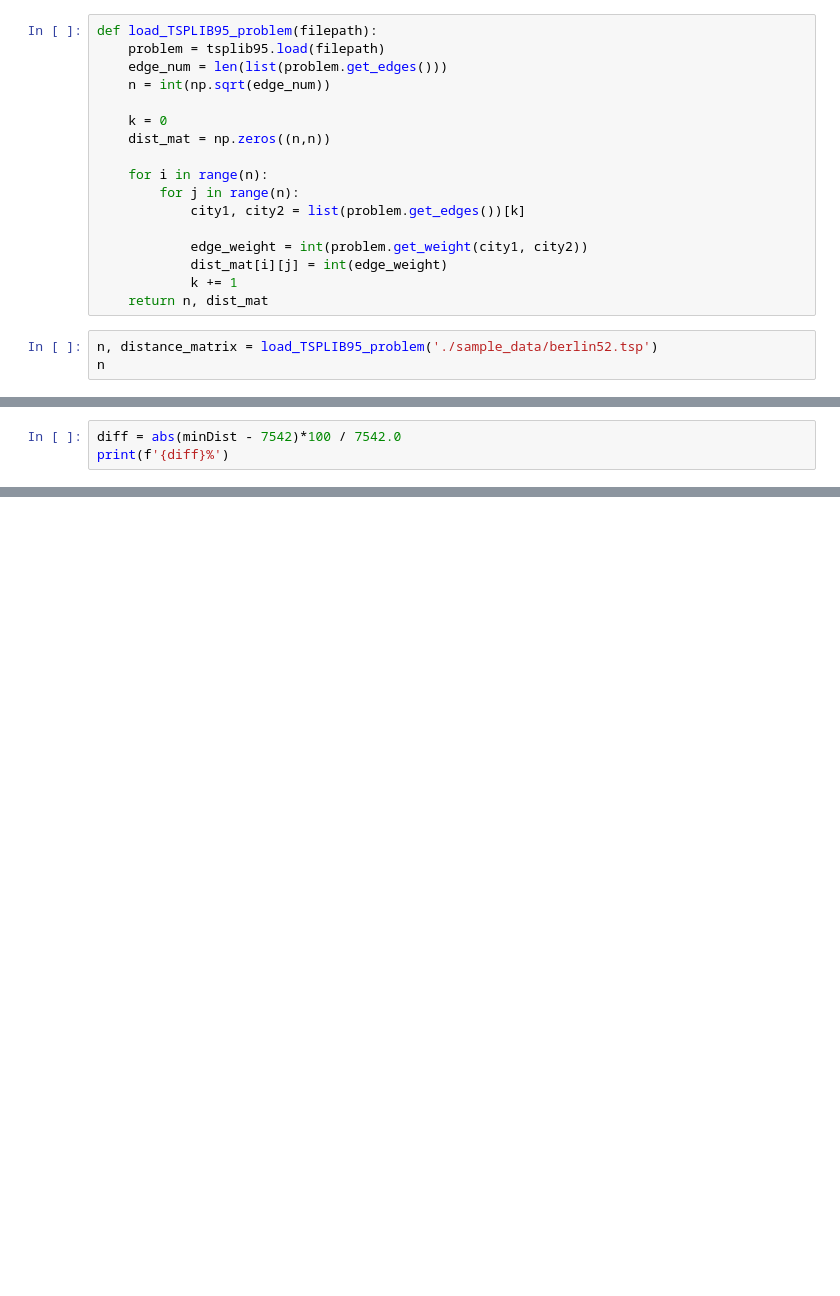
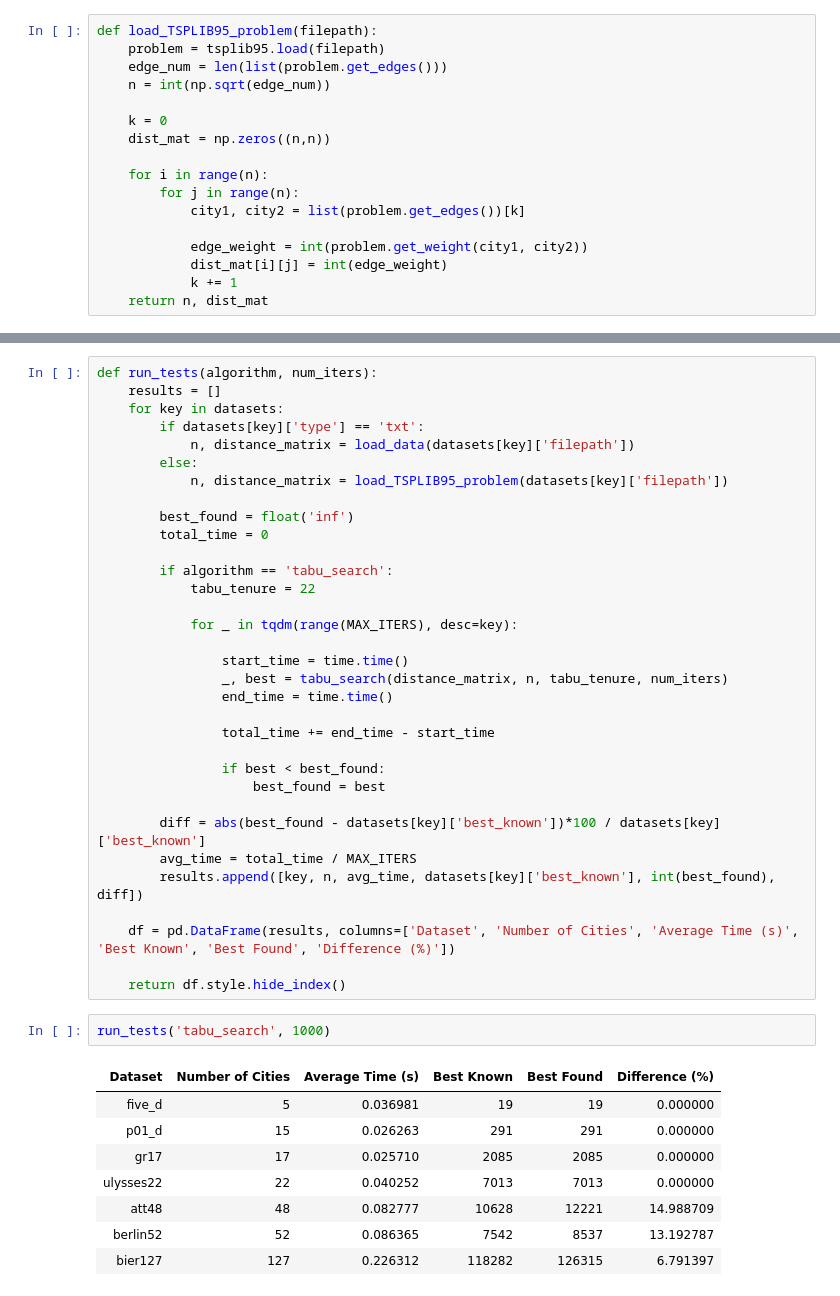
Before and after one commit to kunict11/RI-TabuSearch, a Jupyter notebook: tabu_search.ipynb, the cells around one changed output, grey strips where cells are left out. Drawn from its saved outputs; the diff is of its cells as text; blank space fills up the shorter version.

Commit message:
Display test results

```diff
--- a/tabu_search.ipynb
+++ b/tabu_search.ipynb
@@ -190,6 +190,3 @@ def load_TSPLIB95_problem(filepath):
             dist_mat[i][j] = int(edge_weight)
             k += 1
     return n, dist_mat
-# %%
-n, distance_matrix = load_TSPLIB95_problem('./sample_data/berlin52.tsp')
-n
@@ -208,3 +192,0 @@ print(minDist)
-# %%
-diff = abs(minDist - 7542)*100 / 7542.0
-print(f'{diff}%')
@@ -212,0 +205,44 @@ print(f'{diff}%')
+# %%
+def run_tests(algorithm, num_iters):
+    results = []
+    for key in datasets:
+        if datasets[key]['type'] == 'txt':
+            n, distance_matrix = load_data(datasets[key]['filepath'])
+        else:
+            n, distance_matrix = load_TSPLIB95_problem(datasets[key]['filepath'])
+
+        best_found = float('inf')
+        total_time = 0
+
+        if algorithm == 'tabu_search':
+            tabu_tenure = 22
+
+            for _ in tqdm(range(MAX_ITERS), desc=key):
+
+                start_time = time.time()
+                _, best = tabu_search(distance_matrix, n, tabu_tenure, num_iters)
+                end_time = time.time()
+
+                total_time += end_time - start_time
+
+                if best < best_found:
+                    best_found = best
+
+        diff = abs(best_found - datasets[key]['best_known'])*100 / datasets[key]['best_known']
+        avg_time = total_time / MAX_ITERS
+        results.append([key, n, avg_time, datasets[key]['best_known'], int(best_found), diff])
+
+    df = pd.DataFrame(results, columns=['Dataset', 'Number of Cities', 'Average Time (s)', 'Best Known', 'Best Found', 'Difference (%)'])
+
+    return df.style.hide_index()
+# %%
+run_tests('tabu_search', 1000)
+# %% [output]
+| Dataset | Number of Cities | Average Time (s) | Best Known | Best Found | Difference (%) |
+| five_d | 5 | 0.036981 | 19 | 19 | 0.000000 |
+| p01_d | 15 | 0.026263 | 291 | 291 | 0.000000 |
+| gr17 | 17 | 0.025710 | 2085 | 2085 | 0.000000 |
+| ulysses22 | 22 | 0.040252 | 7013 | 7013 | 0.000000 |
+| att48 | 48 | 0.082777 | 10628 | 12221 | 14.988709 |
+| berlin52 | 52 | 0.086365 | 7542 | 8537 | 13.192787 |
+| bier127 | 127 | 0.226312 | 118282 | 126315 | 6.791397 |
```
Also changed, not shown: parts of 7 cells of this notebook, 3 other files.
